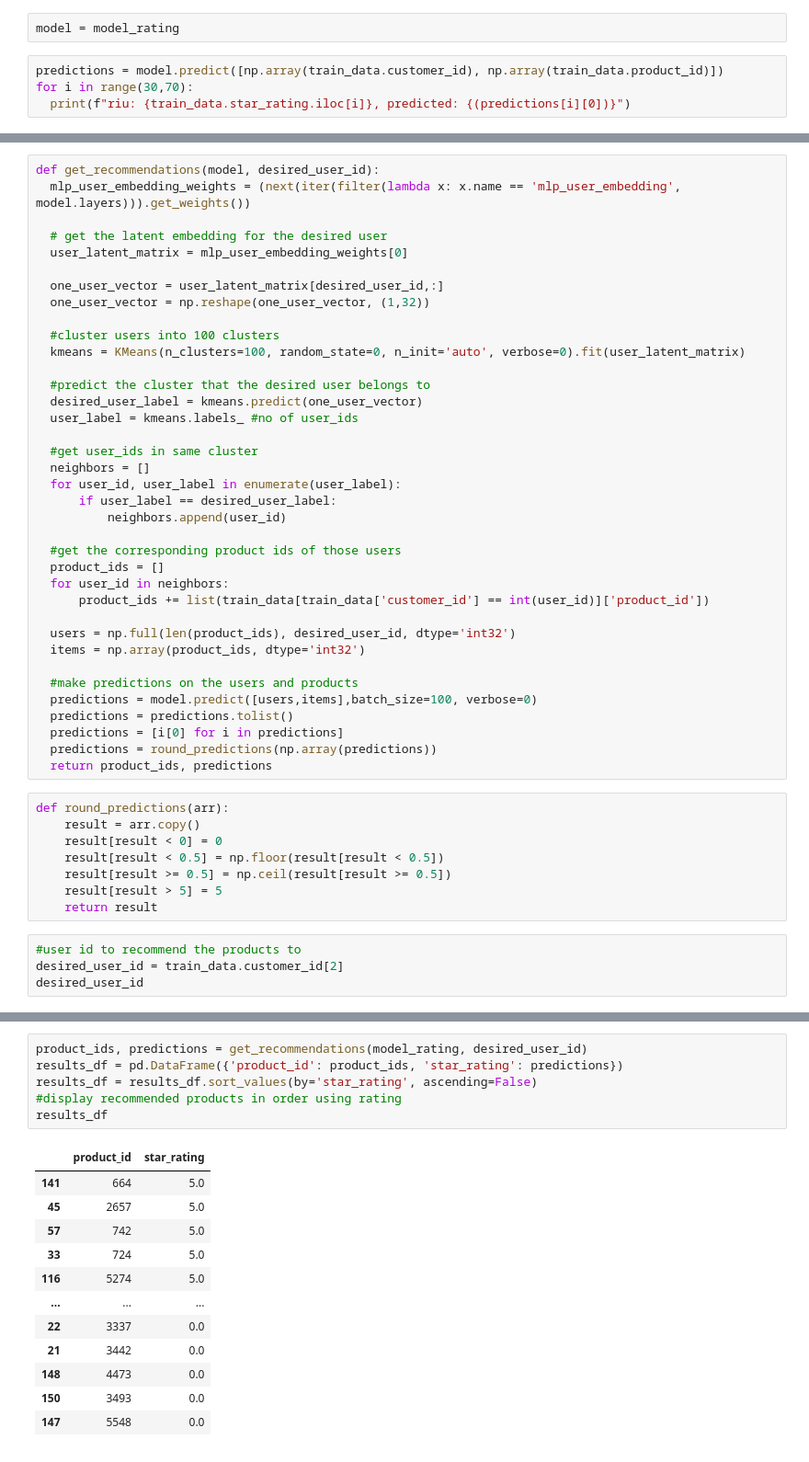
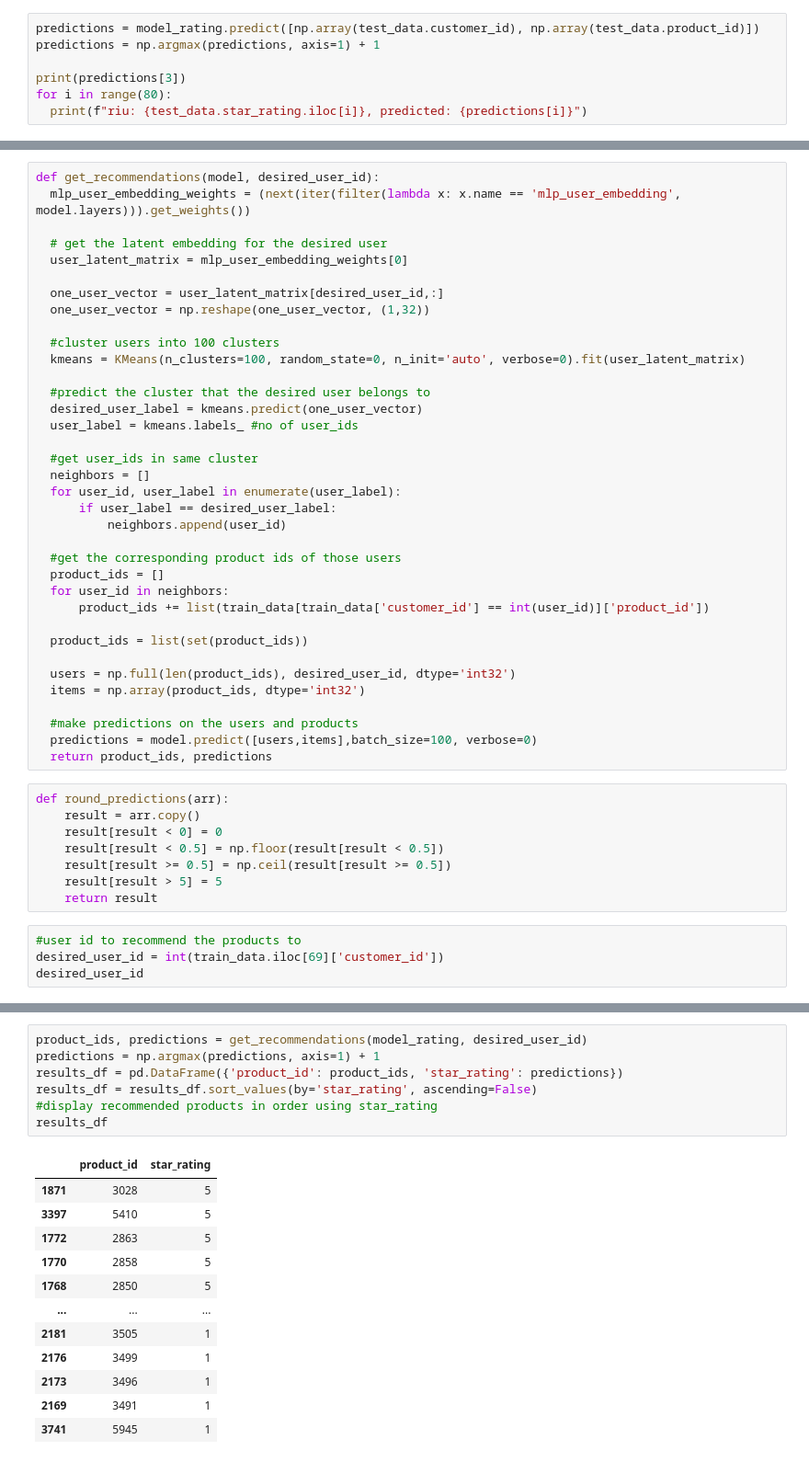
Before and after one commit to Ph1eu/Machine-Learning-And-Data-Mining-II, a Jupyter notebook: NCF.ipynb, the cells around one changed output, grey strips where cells are left out. Shown at 92% size. Cells and saved outputs as stored; diff of their text form.

```diff
--- a/NCF.ipynb
+++ b/NCF.ipynb
@@ -212,6 +199,7 @@ Epoch 10/10
-# %%
-model = model_rating
 # %%
-predictions = model.predict([np.array(train_data.customer_id), np.array(train_data.product_id)])
-for i in range(30,70):
-  print(f"riu: {train_data.star_rating.iloc[i]}, predicted: {(predictions[i][0])}")
+predictions = model_rating.predict([np.array(test_data.customer_id), np.array(test_data.product_id)])
+predictions = np.argmax(predictions, axis=1) + 1
+
+print(predictions[3])
+for i in range(80):
+  print(f"riu: {test_data.star_rating.iloc[i]}, predicted: {predictions[i]}")
@@ -263,14 +233,13 @@ def get_recommendations(model, desired_user_id):
   for user_id in neighbors:
       product_ids += list(train_data[train_data['customer_id'] == int(user_id)]['product_id'])
 
+  product_ids = list(set(product_ids))
+
   users = np.full(len(product_ids), desired_user_id, dtype='int32')
   items = np.array(product_ids, dtype='int32')
 
   #make predictions on the users and products
   predictions = model.predict([users,items],batch_size=100, verbose=0)
-  predictions = predictions.tolist()
-  predictions = [i[0] for i in predictions]
-  predictions = round_predictions(np.array(predictions))
   return product_ids, predictions
 # %%
 def round_predictions(arr):
@@ -282,6 +251,6 @@ def round_predictions(arr):
     return result
 # %%
 #user id to recommend the products to
-desired_user_id = train_data.customer_id[2]
+desired_user_id = int(train_data.iloc[69]['customer_id'])
 desired_user_id
 # %% [output]
@@ -289,19 +258,20 @@ desired_user_id
 # %%
 product_ids, predictions = get_recommendations(model_rating, desired_user_id)
+predictions = np.argmax(predictions, axis=1) + 1
 results_df = pd.DataFrame({'product_id': product_ids, 'star_rating': predictions})
 results_df = results_df.sort_values(by='star_rating', ascending=False)
-#display recommended products in order using rating
+#display recommended products in order using star_rating
 results_df
 # %% [output]
 |  | product_id | star_rating |
-| 141 | 664 | 5.0 |
-| 45 | 2657 | 5.0 |
-| 57 | 742 | 5.0 |
-| 33 | 724 | 5.0 |
-| 116 | 5274 | 5.0 |
+| 1871 | 3028 | 5 |
+| 3397 | 5410 | 5 |
+| 1772 | 2863 | 5 |
+| 1770 | 2858 | 5 |
+| 1768 | 2850 | 5 |
 | ... | ... | ... |
-| 22 | 3337 | 0.0 |
-| 21 | 3442 | 0.0 |
-| 148 | 4473 | 0.0 |
-| 150 | 3493 | 0.0 |
-| 147 | 5548 | 0.0 |
+| 2181 | 3505 | 1 |
+| 2176 | 3499 | 1 |
+| 2173 | 3496 | 1 |
+| 2169 | 3491 | 1 |
+| 3741 | 5945 | 1 |
```
Also changed, not shown: parts of 19 cells of this notebook, 2 other files.
